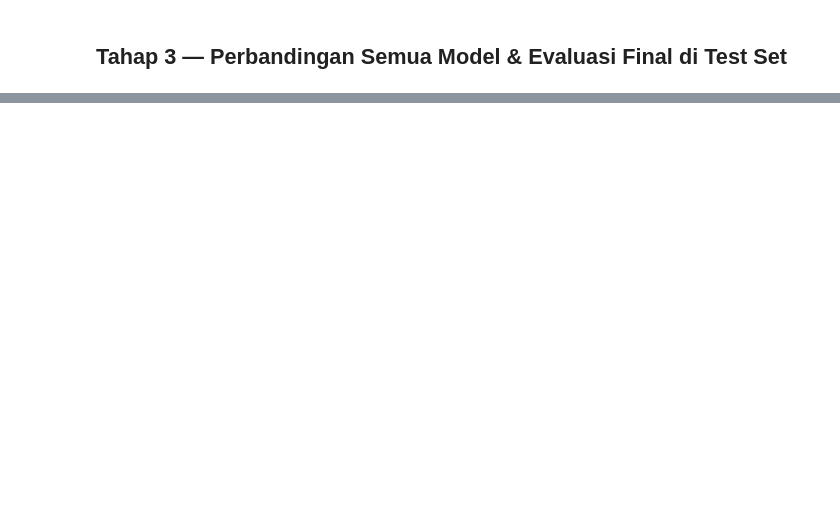
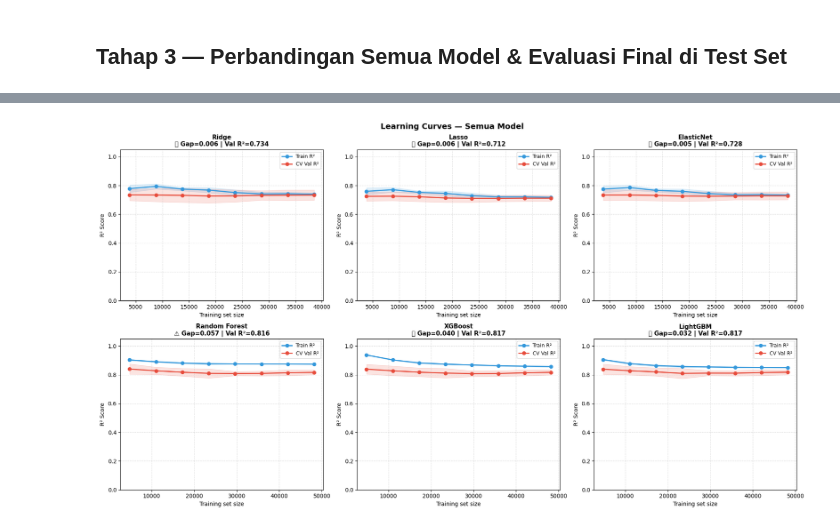
Before and after one commit to HUB37T/8-Hubert-Naufal, a Jupyter notebook: Tempat kerja Hubert/Nyoba Final.ipynb, the cells around one changed output, grey strips where cells are left out. Cells and saved outputs as stored; diff of their text form; code cells hidden in the pictures; blank space fills up the shorter version.

```diff
--- a/Tempat kerja Hubert/Nyoba Final.ipynb
+++ b/Tempat kerja Hubert/Nyoba Final.ipynb
@@ -1611,0 +1878,12 @@ all_results.append(res_xgb)
+# %%
+import re
+
+def clean_col_name(col):
+    return re.sub(r'[^A-Za-z0-9_]', '_', col)
+
+X_train.columns = [clean_col_name(c) for c in X_train.columns]
+X_val.columns   = [clean_col_name(c) for c in X_val.columns]
+X_test.columns  = [clean_col_name(c) for c in X_test.columns]
+
+print("✅ Nama kolom dibersihkan")
+print(X_train.columns.tolist())
@@ -1780,0 +2091,78 @@ plt.show()
+# %%
+from sklearn.model_selection import learning_curve, KFold
+
+train_sizes_abs = np.linspace(0.1, 1.0, 8)
+
+def manual_learning_curve(model_class, model_params, X, y, train_sizes):
+    """Learning curve manual untuk model dengan early stopping."""
+    kf = KFold(n_splits=5, shuffle=False)
+    results = []
+
+    for frac in train_sizes:
+        n = int(len(X) * frac)
+        X_sub = X.iloc[:n]
+        y_sub = y.iloc[:n]
+
+        tr_scores, vl_scores = [], []
+        for tr_idx, vl_idx in kf.split(X_sub):
+            X_tr, X_vl = X_sub.iloc[tr_idx], X_sub.iloc[vl_idx]
+            y_tr, y_vl = y_sub.iloc[tr_idx], y_sub.iloc[vl_idx]
+
+            m = model_class(**model_params)
+            m.fit(X_tr, y_tr)
+
+            tr_scores.append(r2_score(y_tr, m.predict(X_tr)))
+            vl_scores.append(r2_score(y_vl, m.predict(X_vl)))
+
+        results.append((n, np.mean(tr_scores), np.std(tr_scores),
+                           np.mean(vl_scores), np.std(vl_scores)))
+
+    return zip(*results)
+fig, axes = plt.subplots(2, 3, figsize=(18, 10))
+
+def plot_lc(ax, sizes, tr_mean, tr_std, vl_mean, vl_std, name):
+    tr_mean, tr_std = np.array(tr_mean), np.array(tr_std)
+    vl_mean, vl_std = np.array(vl_mean), np.array(vl_std)
+
+    ax.plot(sizes, tr_mean, "o-", color="#3498db", linewidth=2, label="Train R²")
+    ax.fill_between(sizes, tr_mean - tr_std, tr_mean + tr_std, alpha=0.15, color="#3498db")
+    ax.plot(sizes, vl_mean, "o-", color="#e74c3c", linewidth=2, label="CV Val R²")
+    ax.fill_between(sizes, vl_mean - vl_std, vl_mean + vl_std, alpha=0.15, color="#e74c3c")
+
+    gap    = tr_mean[-1] - vl_mean[-1]
+    status = "✅" if gap <= 0.05 else "⚠️"
+    ax.set_title(f"{name}\n{status} Gap={gap:.3f} | Val R²={vl_mean[-1]:.3f}",
+                 fontsize=11, fontweight="bold")
+    ax.set_xlabel("Training set size"); ax.set_ylabel("R² Score")
+    ax.legend(fontsize=9); ax.grid(linestyle="--", alpha=0.4); ax.set_ylim(0, 1.05)
+
+for ax, (name, model) in zip(axes.flatten()[:3],
+    [("Ridge", ridge_best), ("Lasso", lasso_best), ("ElasticNet", enet_best)]):
+    sz, tr_s, vl_s = learning_curve(model, X_train, y_train,
+                                     train_sizes=train_sizes_abs, cv=5,
+                                     scoring="r2", n_jobs=-1, shuffle=False)
+    plot_lc(ax, sz, tr_s.mean(1), tr_s.std(1), vl_s.mean(1), vl_s.std(1), name)
+
+tree_configs = [
+    ("Random Forest", RandomForestRegressor,
+     dict(n_estimators=100, max_depth=15, min_samples_leaf=5,
+          max_features=0.6, n_jobs=-1, random_state=42)),
+    ("XGBoost", xgb.XGBRegressor,
+     dict(n_estimators=200, learning_rate=0.05, max_depth=6,
+          subsample=0.8, colsample_bytree=0.8, random_state=42,
+          n_jobs=-1, verbosity=0)),
+    ("LightGBM", lgb.LGBMRegressor,
+     dict(n_estimators=200, learning_rate=0.05, num_leaves=63,
+          max_depth=7, subsample=0.8, colsample_bytree=0.8,
+          random_state=42, n_jobs=-1, verbose=-1)),
+]
+
+for ax, (name, cls, params) in zip(axes.flatten()[3:], tree_configs):
+    print(f"Computing learning curve: {name}...")
+    sz, tr_m, tr_s, vl_m, vl_s = manual_learning_curve(cls, params, X_train, y_train, train_sizes_abs)
+    plot_lc(ax, list(sz), list(tr_m), list(tr_s), list(vl_m), list(vl_s), name)
+
+plt.suptitle("Learning Curves — Semua Model", fontsize=14, fontweight="bold")
+plt.tight_layout()
+plt.show()
+# %% [output]
@@ -1780,0 +2172 @@ plt.show()
+[figure, added]
```
Also changed, not shown: parts of 50 cells of this notebook.
